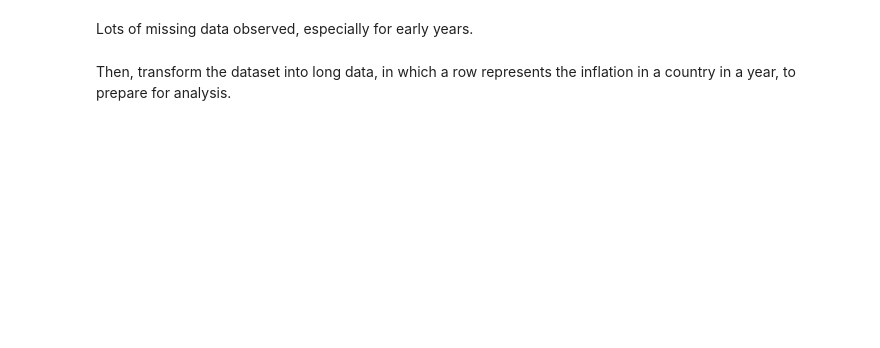
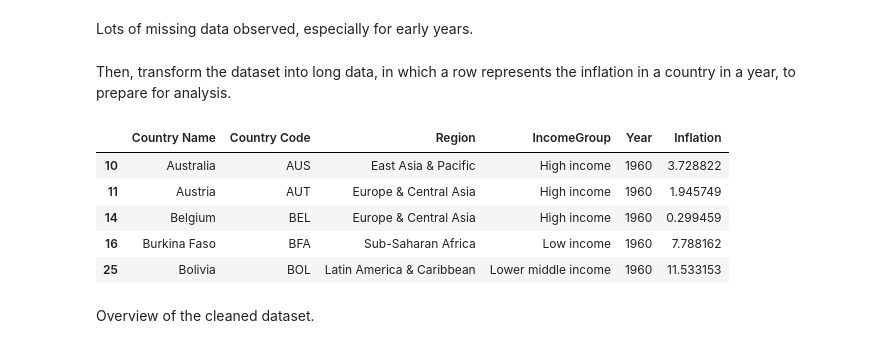
Before and after one commit to iridescen7/iridescen7.github.io, a Jupyter notebook: project1/project1.ipynb, the cells around one changed output. Cells and saved outputs as stored; diff of their text form; code cells hidden in the pictures; blank space fills up the shorter version.

```diff
--- a/Project 1/Project 1.ipynb
+++ b/project1/project1.ipynb
@@ -114,3 +126,28 @@ Length: 71, dtype: int64
 Lots of missing data observed, especially for early years.
 # %% [markdown]
 Then, transform the dataset into long data, in which a row represents the inflation in a country in a year, to prepare for analysis.
+# %%
+# Pick year columns
+year_columns = [col for col in inflation_countries.columns if col.isdigit()]
+
+# Transform
+inflation_long = inflation_countries.melt(
+    id_vars=["Country Name", "Country Code", "Region", "IncomeGroup"],
+    value_vars=year_columns,
+    var_name="Year",
+    value_name="Inflation",
+)
+
+# Drop missing values
+inflation_long = inflation_long.dropna(subset=["Inflation"])
+
+inflation_long.head()
+# %% [output]
+|  | Country Name | Country Code | Region | IncomeGroup | Year | Inflation |
+| 10 | Australia | AUS | East Asia & Pacific | High income | 1960 | 3.728822 |
+| 11 | Austria | AUT | Europe & Central Asia | High income | 1960 | 1.945749 |
+| 14 | Belgium | BEL | Europe & Central Asia | High income | 1960 | 0.299459 |
+| 16 | Burkina Faso | BFA | Sub-Saharan Africa | Low income | 1960 | 7.788162 |
+| 25 | Bolivia | BOL | Latin America & Caribbean | Lower middle income | 1960 | 11.533153 |
+# %% [markdown]
+Overview of the cleaned dataset.
```
Also changed, not shown: parts of 48 cells of this notebook, 10 other files.
